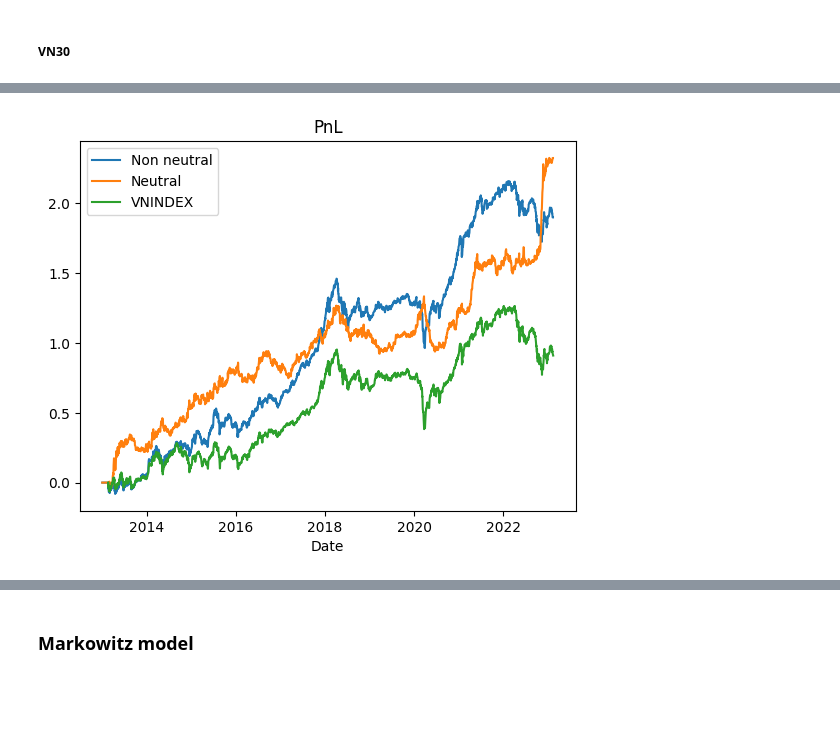
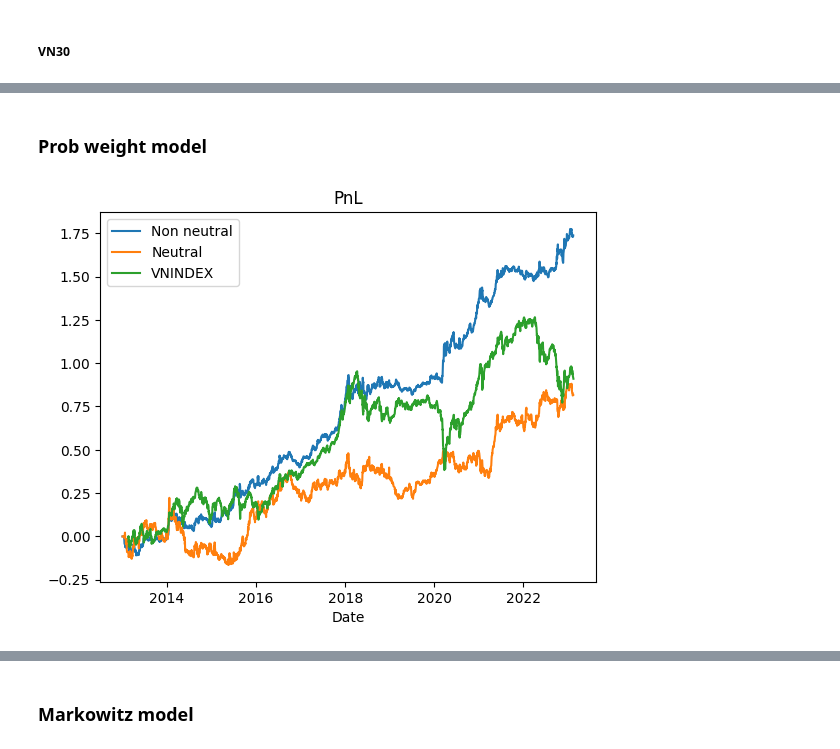
Before and after one commit to khanhtrinh2003/VN30-Strategy, a Jupyter notebook: main.ipynb, the cells around one changed output, grey strips where cells are left out. Drawn from its saved outputs; the diff is of its cells as text; code cells hidden in the pictures; blank space fills up the shorter version.

```diff
--- a/main.ipynb
+++ b/main.ipynb
@@ -48,13 +50,17 @@ returns = close.pct_change()
+# %% [markdown]
+### Prob weight model
 # %%
-w = weights(prob_weights(close,30),neutrali=0)
-w1 = weights(prob_weights(close,30),neutrali=1)
+alpha = prob_weights(close,10)
+
+w = weights(alpha,neutrali=0)
+w1 = weights(alpha,neutrali=1)
 
 a = Simresult(w,returns=returns)
 a.plot_pnl("Non neutral")
 
 b = Simresult(w1,returns=returns)
 b.plot_pnl("Neutral")
 
 plot_vnindex()
 # %% [output]
-[figure, old version]
+[figure, new version]
```
Also changed, not shown: parts of 22 cells of this notebook, 6 other files.
